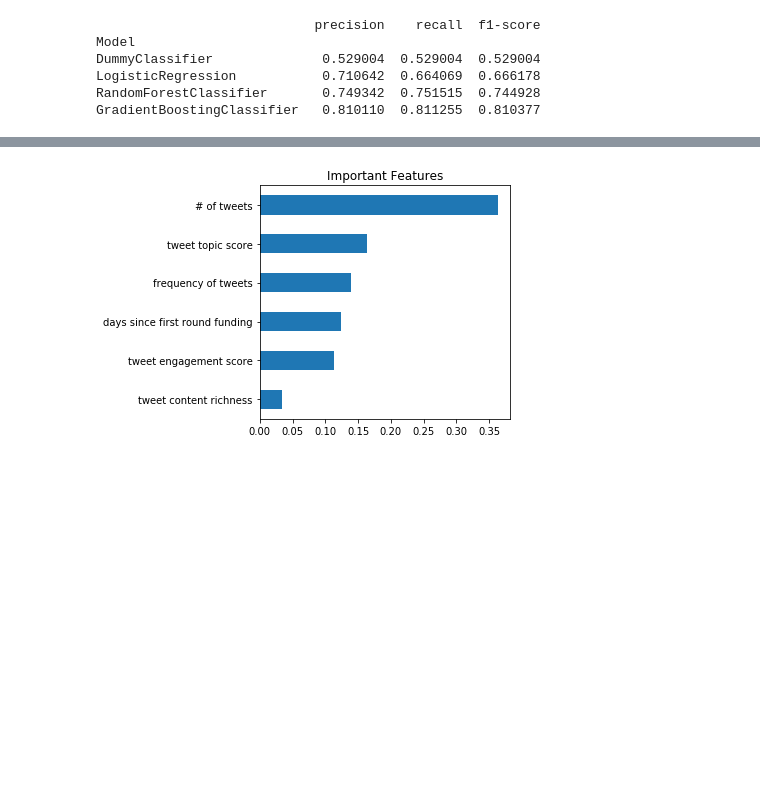
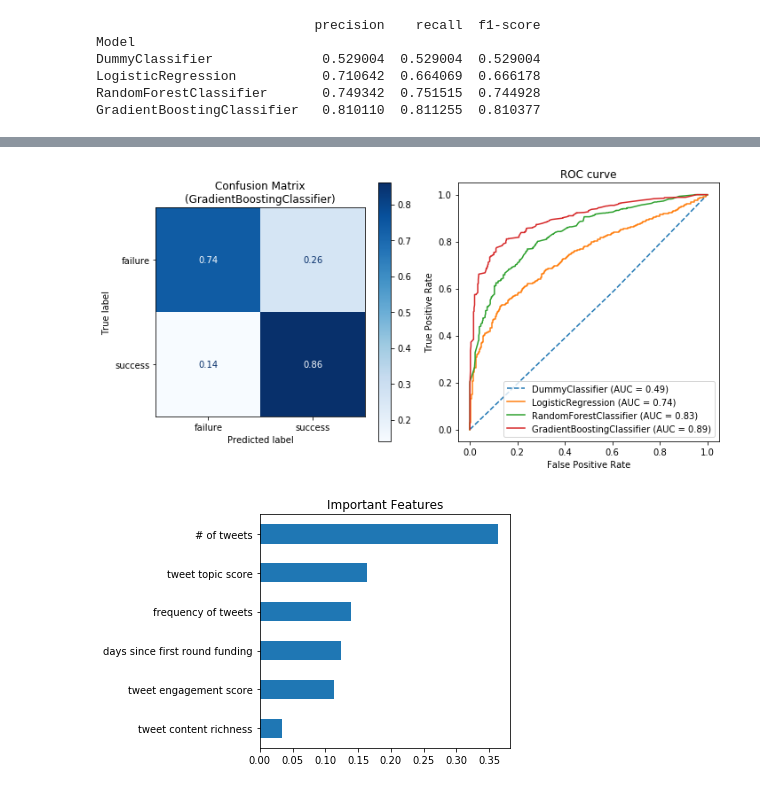
Before and after one commit to haocai1992/Venturescope, a Jupyter notebook: notebooks/week4_visualization.ipynb, the cells around one changed output, grey strips where cells are left out. Cells and saved outputs as stored; diff of their text form; code cells hidden in the pictures; blank space fills up the shorter version.

```diff
--- a/notebooks/week4_visualization.ipynb
+++ b/notebooks/week4_visualization.ipynb
@@ -297,3 +297,22 @@ plt.show()
+# %%
+# combine confusion matrix and ROC curves.
+fig, (ax1, ax2) = plt.subplots(1, 2, figsize=(10, 5))
+plot_confusion_matrix(gb_clf, X_test, y_test, cmap=plt.cm.Blues, normalize='true', ax=ax1)
+ax1.set_title('Confusion Matrix\n(GradientBoostingClassifier)')
+ax1.xaxis.set_ticklabels(['failure', 'success'])
+ax1.yaxis.set_ticklabels(['failure', 'success'])
+
+plot_roc_curve(dummy_clf, X_test, y_test, ax=ax2, linestyle='--')
+plot_roc_curve(lr_clf, X_test, y_test, ax=ax2)
+plot_roc_curve(rf_clf, X_test, y_test, ax=ax2)
+plot_roc_curve(gb_clf, X_test, y_test, ax=ax2)
+ax2.set_title('ROC curve')
+
+plt.tight_layout()
+# plt.savefig('./figures/confusion_matrix_and_roc_curve.png')
+plt.show()
+# %% [output]
+[figure, added]
 # %%
 # plot the feature importance for GBClassifier.
 feature_imps = pd.Series(gb_clf.feature_importances_, index=selected_features[:-1]).sort_values(ascending=False)
```
Also changed, not shown: parts of 1 cell of this notebook, 1 other file.
